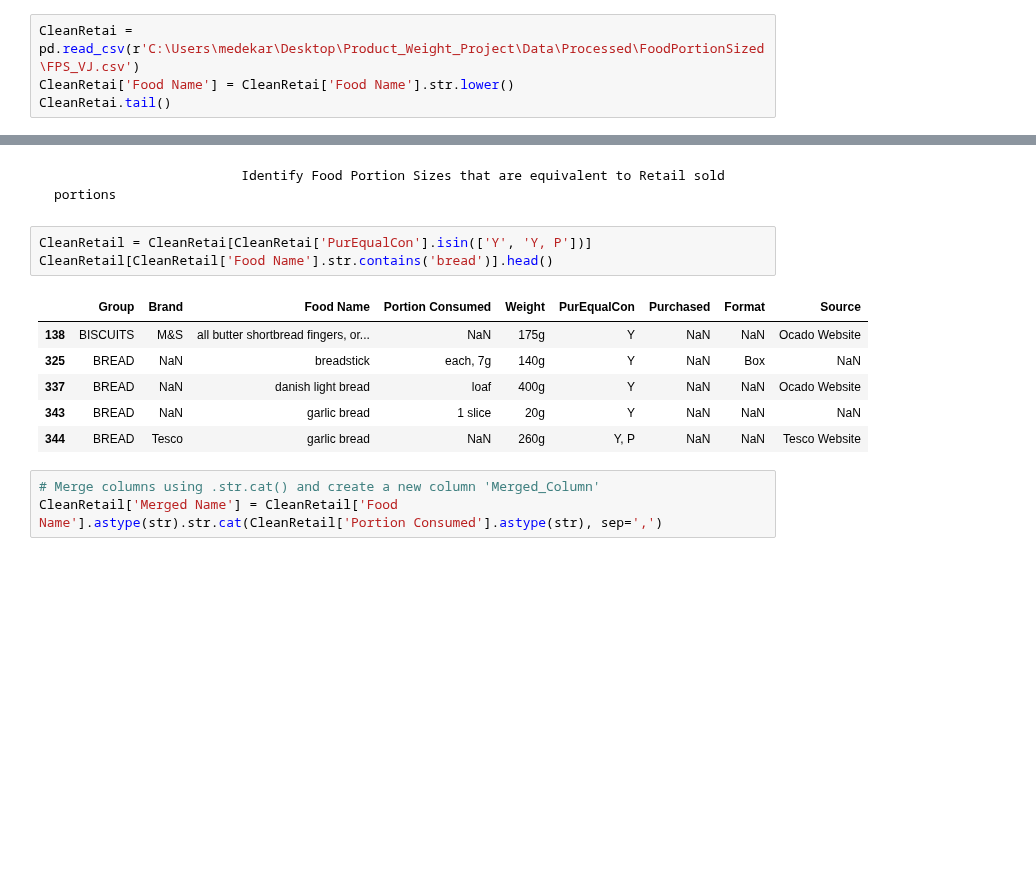
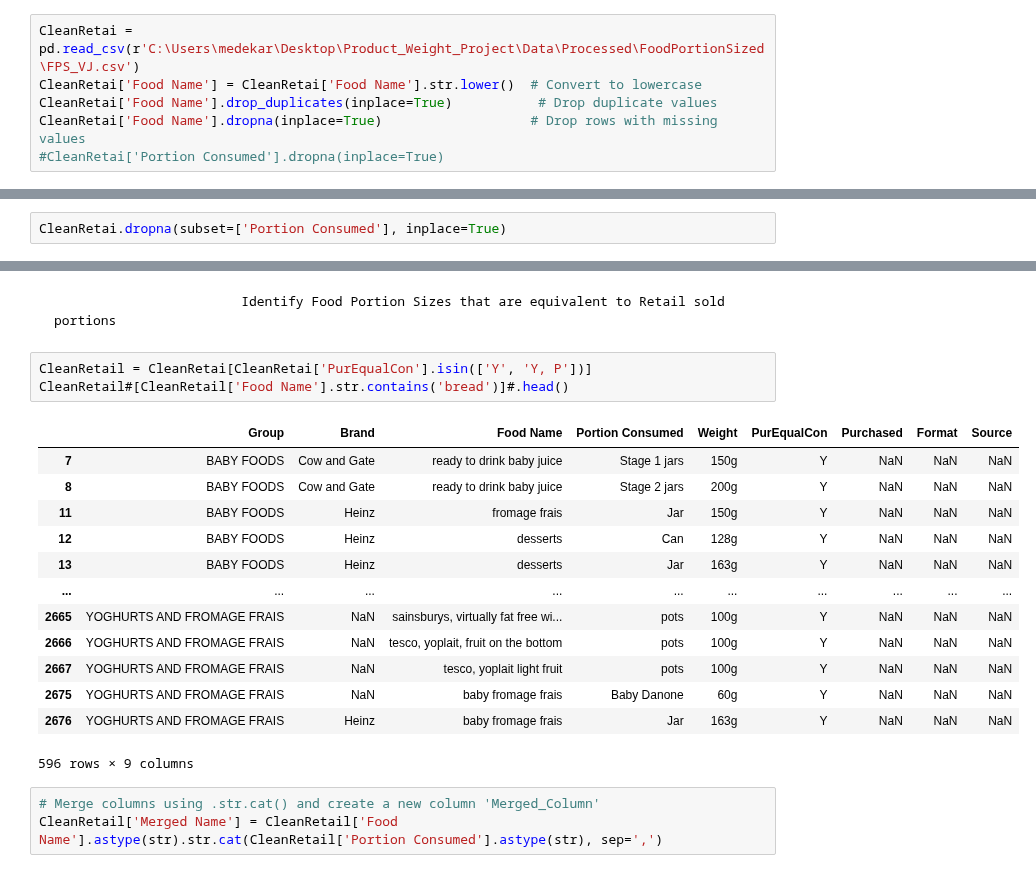
Before and after one commit to elliotkarikari/Product_Weight_Project, a Jupyter notebook: Jupter_notebooks/Data_Product/7. Final - Matching Algorithm.ipynb, the cells around one changed output, grey strips where cells are left out. Cells and saved outputs as stored; diff of their text form; blank space fills up the shorter version.

```diff
--- a/Jupter_notebooks/Data_Product/7. Final - Matching Algorithm.ipynb
+++ b/Jupter_notebooks/Data_Product/7. Final - Matching Algorithm.ipynb
@@ -60,5 +66,7 @@ redFood['Food Name'] = redFood['Food Name'].str.replace(r'\braw\b', '', case=Fal
                                                          FPS Data
 # %%
 CleanRetai = pd.read_csv(r'C:\Users\medekar\Desktop\Product_Weight_Project\Data\Processed\FoodPortionSized\FPS_VJ.csv')
-CleanRetai['Food Name'] = CleanRetai['Food Name'].str.lower()
-CleanRetai.tail()
+CleanRetai['Food Name'] = CleanRetai['Food Name'].str.lower()  # Convert to lowercase
+CleanRetai['Food Name'].drop_duplicates(inplace=True)           # Drop duplicate values
+CleanRetai['Food Name'].dropna(inplace=True)                   # Drop rows with missing values
+#CleanRetai['Portion Consumed'].dropna(inplace=True)
@@ -71,0 +73,2 @@ CleanRetai.tail()
+# %%
+CleanRetai.dropna(subset=['Portion Consumed'], inplace=True)
@@ -73,14 +92,21 @@ CleanRetai.tail()
                             Identify Food Portion Sizes that are equivalent to Retail sold portions
 # %%
 CleanRetail = CleanRetai[CleanRetai['PurEqualCon'].isin(['Y', 'Y, P'])]
-CleanRetail[CleanRetail['Food Name'].str.contains('bread')].head()
+CleanRetail#[CleanRetail['Food Name'].str.contains('bread')]#.head()
 # %% [output]
 |  | Group | Brand | Food Name | Portion Consumed | Weight | PurEqualCon | Purchased | Format | Source |
-| 138 | BISCUITS | M&S | all butter shortbread fingers, or... | NaN | 175g | Y | NaN | NaN | Ocado Website |
-| 325 | BREAD | NaN | breadstick | each, 7g | 140g | Y | NaN | Box | NaN |
-| 337 | BREAD | NaN | danish light bread | loaf | 400g | Y | NaN | NaN | Ocado Website |
-| 343 | BREAD | NaN | garlic bread | 1 slice | 20g | Y | NaN | NaN | NaN |
-| 344 | BREAD | Tesco | garlic bread | NaN | 260g | Y, P | NaN | NaN | Tesco Website |
+| 7 | BABY FOODS | Cow and Gate | ready to drink baby juice | Stage 1 jars | 150g | Y | NaN | NaN | NaN |
+| 8 | BABY FOODS | Cow and Gate | ready to drink baby juice | Stage 2 jars | 200g | Y | NaN | NaN | NaN |
+| 11 | BABY FOODS | Heinz | fromage frais | Jar | 150g | Y | NaN | NaN | NaN |
+| 12 | BABY FOODS | Heinz | desserts | Can | 128g | Y | NaN | NaN | NaN |
+| 13 | BABY FOODS | Heinz | desserts | Jar | 163g | Y | NaN | NaN | NaN |
+| ... | ... | ... | ... | ... | ... | ... | ... | ... | ... |
+| 2665 | YOGHURTS AND FROMAGE FRAIS | NaN | sainsburys, virtually fat free wi... | pots | 100g | Y | NaN | NaN | NaN |
+| 2666 | YOGHURTS AND FROMAGE FRAIS | NaN | tesco, yoplait, fruit on the bottom | pots | 100g | Y | NaN | NaN | NaN |
+| 2667 | YOGHURTS AND FROMAGE FRAIS | NaN | tesco, yoplait light fruit | pots | 100g | Y | NaN | NaN | NaN |
+| 2675 | YOGHURTS AND FROMAGE FRAIS | NaN | baby fromage frais | Baby Danone | 60g | Y | NaN | NaN | NaN |
+| 2676 | YOGHURTS AND FROMAGE FRAIS | Heinz | baby fromage frais | Jar | 163g | Y | NaN | NaN | NaN |
+596 rows × 9 columns
 # %%
 # Merge columns using .str.cat() and create a new column 'Merged_Column'
 CleanRetail['Merged Name'] = CleanRetail['Food Name'].astype(str).str.cat(CleanRetail['Portion Consumed'].astype(str), sep=',')
```
Also changed, not shown: parts of 18 cells of this notebook, 2 other files.
